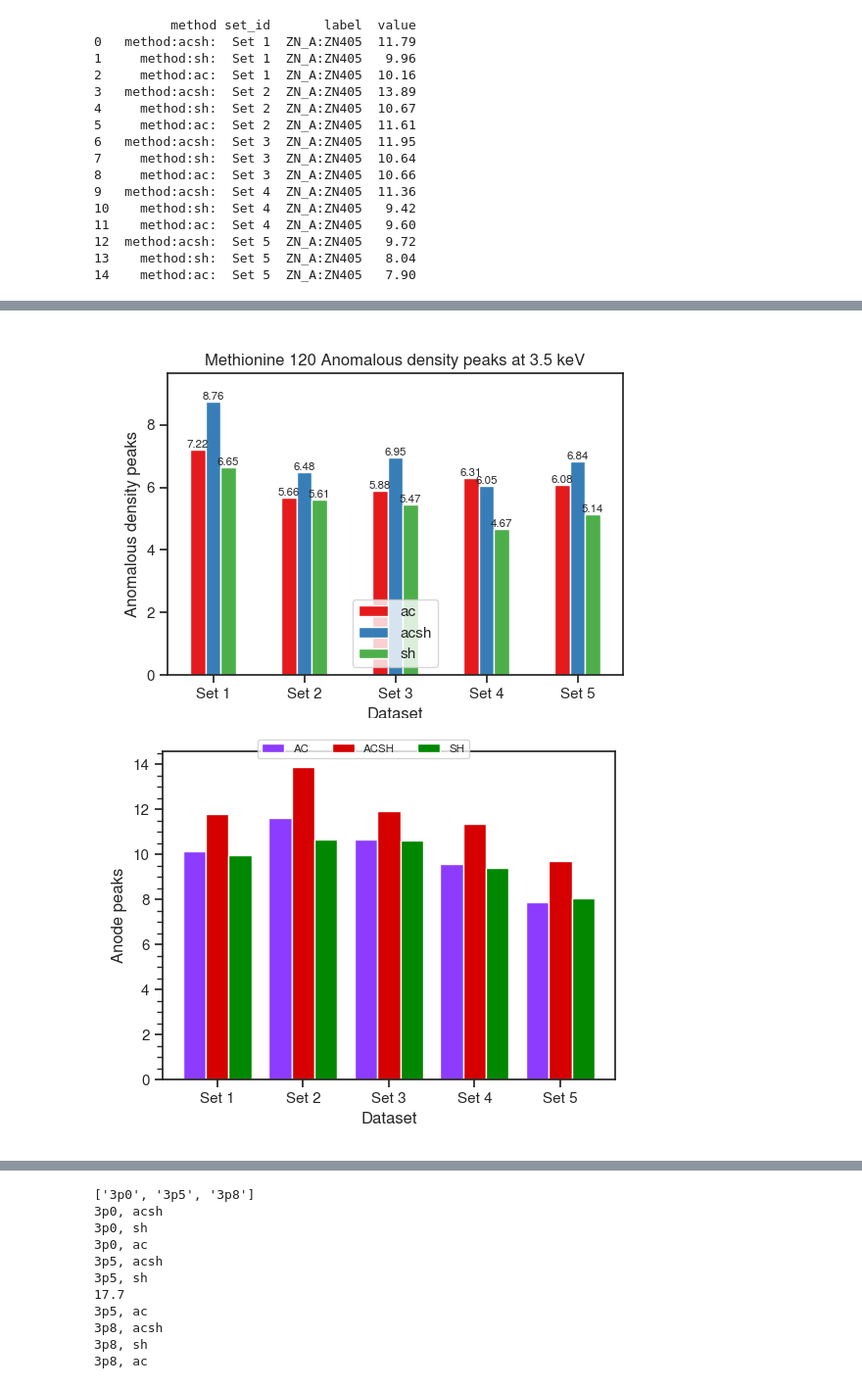
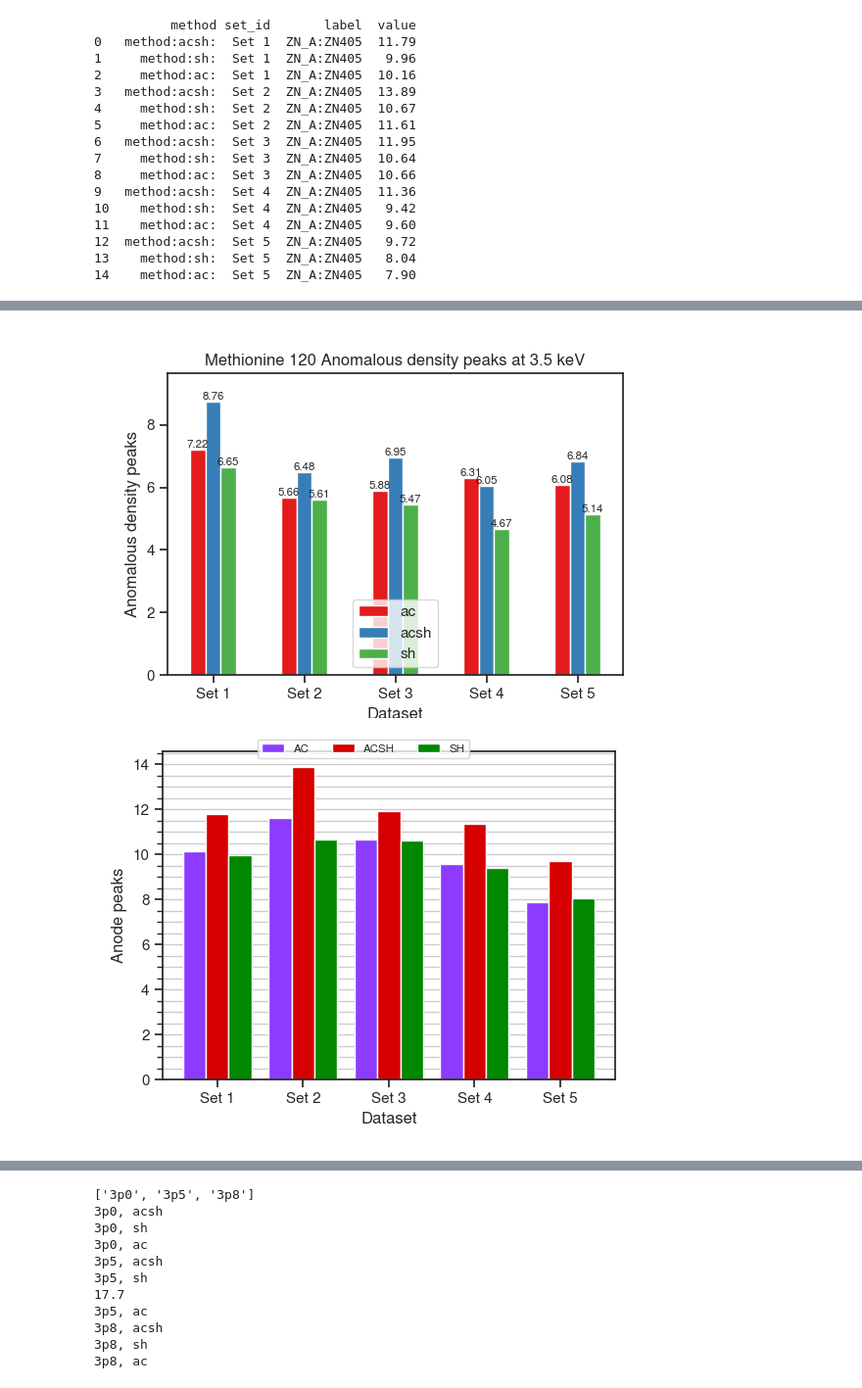
Before and after one commit to TihiMihi/DLS_Tihana_scripts, a Jupyter notebook: Thesis python scripts/tlys_9_peaks.ipynb, the cells around one changed output, grey strips where cells are left out. Shown at 98% size. Drawn from its saved outputs; the diff is of its cells as text; code cells hidden in the pictures.

```diff
--- a/Thesis python scripts/tlys_9_peaks.ipynb
+++ b/Thesis python scripts/tlys_9_peaks.ipynb
@@ -206,6 +208,7 @@ for atom in [Zn_plot, M205_plot, M120_plot]:
     fig.legend(bars, data.keys(), ncols=3, fontsize='x-small', loc='upper center')
     ax.yaxis.set_ticks_position('left')
     ax.yaxis.set_label_position('left')
+    ax.grid(axis='y', which='both')
 
     fig.tight_layout()
     if i == 1:
@@ -336,32 +339,33 @@ for atom in [Zn_plot, M205_plot, M120_plot]:
     fig.legend(bars, data.keys(), ncols=3, fontsize='x-small', loc='upper center')
     ax.yaxis.set_ticks_position('left')
     ax.yaxis.set_label_position('left')
+    ax.grid(axis='y', which='both')
 
     fig.tight_layout()
     if i == 1:
         plt.savefig('/home/icf19162/CP5-Thesis/plots/exp1/tlys_9_P6122/peaks/3p5_zinc.pdf')
     if i == 2:
         plt.savefig('/home/icf19162/CP5-Thesis/plots/exp1/tlys_9_P6122/peaks/3p5_met250.pdf')
     if i == 3:
         plt.savefig('/home/icf19162/CP5-Thesis/plots/exp1/tlys_9_P6122/peaks/3p5_met120.pdf')
 # %% [output]
           method set_id       label  value
 0   method:acsh:  Set 1  ZN_A:ZN405  11.79
 1     method:sh:  Set 1  ZN_A:ZN405   9.96
 2     method:ac:  Set 1  ZN_A:ZN405  10.16
 3   method:acsh:  Set 2  ZN_A:ZN405  13.89
 4     method:sh:  Set 2  ZN_A:ZN405  10.67
 5     method:ac:  Set 2  ZN_A:ZN405  11.61
 6   method:acsh:  Set 3  ZN_A:ZN405  11.95
 7     method:sh:  Set 3  ZN_A:ZN405  10.64
 8     method:ac:  Set 3  ZN_A:ZN405  10.66
 9   method:acsh:  Set 4  ZN_A:ZN405  11.36
 10    method:sh:  Set 4  ZN_A:ZN405   9.42
 11    method:ac:  Set 4  ZN_A:ZN405   9.60
 12  method:acsh:  Set 5  ZN_A:ZN405   9.72
 13    method:sh:  Set 5  ZN_A:ZN405   8.04
 14    method:ac:  Set 5  ZN_A:ZN405   7.90
 [figure]
 [figure]
 [figure]
-[figure, old version]
+[figure, new version]
```
Also changed, not shown: parts of 5 cells of this notebook, 32 other files.
